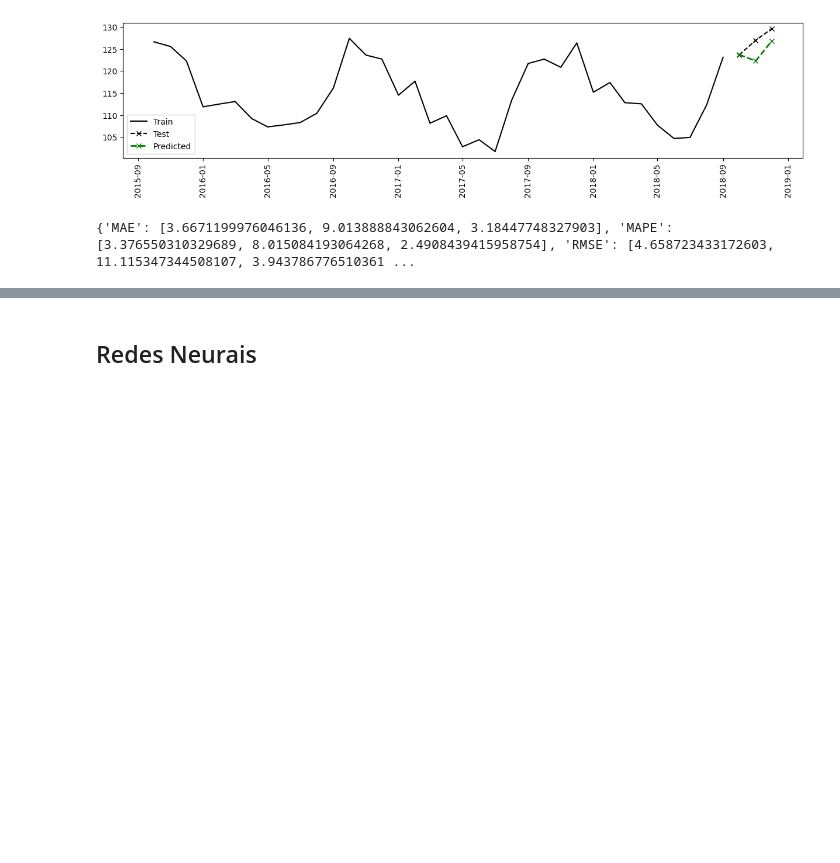
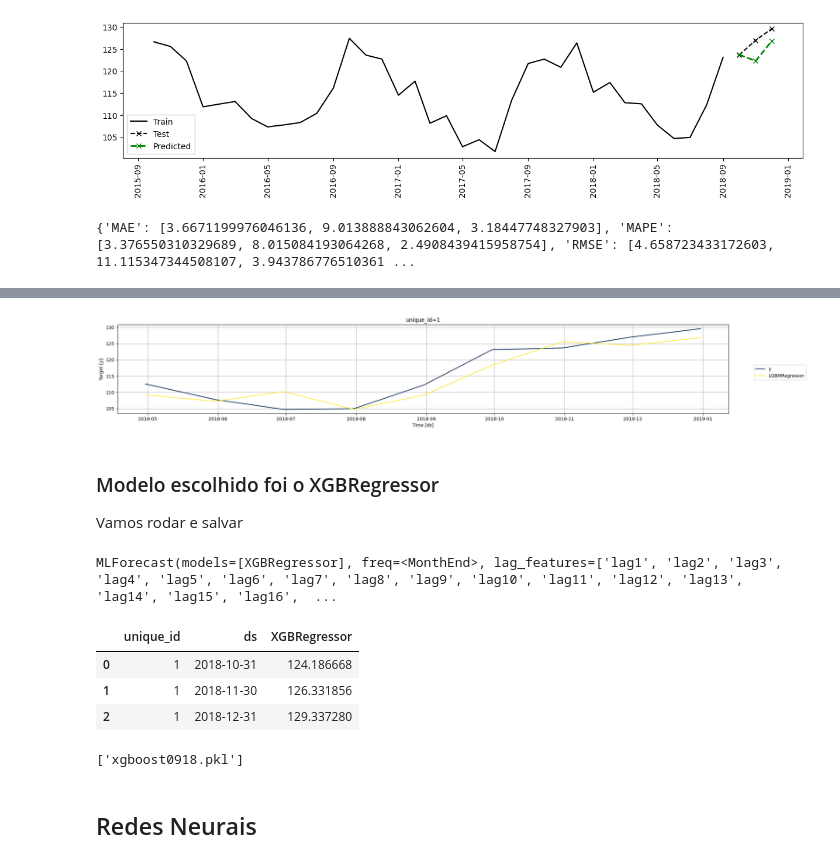
Before and after one commit to filipeaguiarrod/machine_learning_topics, a Jupyter notebook: Séries Temporais/3_approachs_models.ipynb, the cells around one changed output, grey strips where cells are left out. Cells and saved outputs as stored; diff of their text form; code cells hidden in the pictures; blank space fills up the shorter version.

```diff
--- a/Séries Temporais/3_approachs_models.ipynb
+++ b/Séries Temporais/3_approachs_models.ipynb
@@ -329,0 +459,9 @@ print(metrics)
+# %%
+fig = plot_series(y_preds, y_preds.drop(columns='cutoff'),models=['LGBMRegressor'], max_insample_length=0,palette='cividis')
+fig
+# %% [output]
+[figure, added]
+# %% [markdown]
+### Modelo escolhido foi o XGBRegressor
+
+Vamos rodar e salvar
@@ -330,2 +476,21 @@ print(metrics)
+# %%
+model.fit(df_feat.loc[df_feat['ds']<='2018-09-30'])
+# %% [output]
+MLForecast(models=[XGBRegressor], freq=<MonthEnd>, lag_features=['lag1', 'lag2', 'lag3', 'lag4', 'lag5', 'lag6', 'lag7', 'lag8', 'lag9', 'lag10', 'lag11', 'lag12', 'lag13', 'lag14', 'lag15', 'lag16',  ...
+# %%
+model.predict(3)
+# %% [output]
+|  | unique_id | ds | XGBRegressor |
+| 0 | 1 | 2018-10-31 | 124.186668 |
+| 1 | 1 | 2018-11-30 | 126.331856 |
+| 2 | 1 | 2018-12-31 | 129.337280 |
+# %%
+#Pickle saving model artefact
+
+import joblib
+
+joblib.dump(model,'xgboost0918.pkl')
+# %% [output]
+['xgboost0918.pkl']
 # %% [markdown]
 ## Redes Neurais
```
Also changed, not shown: parts of 17 cells of this notebook, 2 other files.
